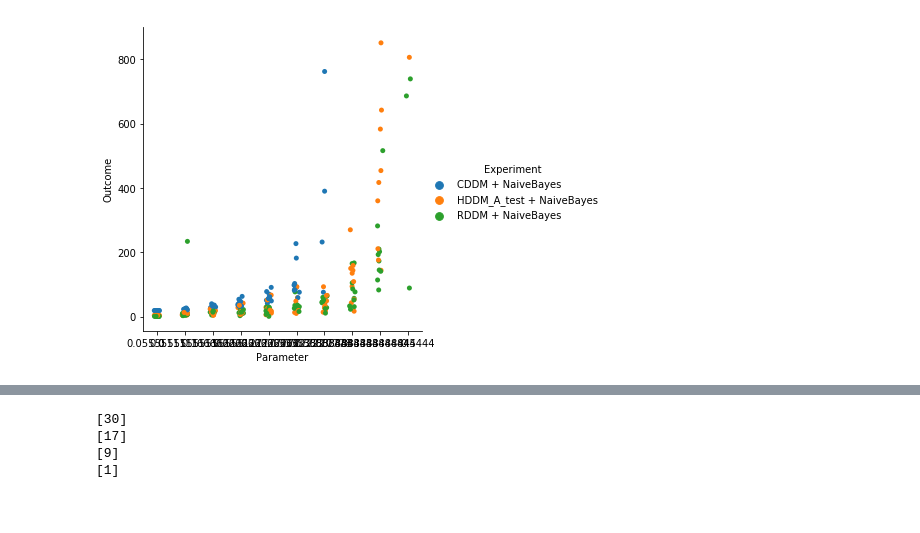
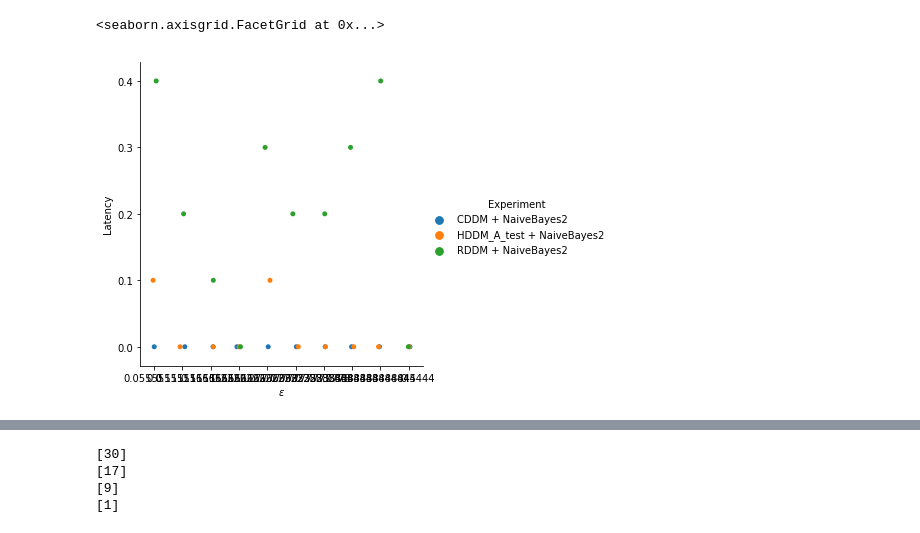
Before and after one commit to hamishhuggard/masters_code, a Jupyter notebook: epddm/epddm_experiments_2.ipynb, the cells around one changed output, grey strips where cells are left out. Saved outputs shown, nothing was run; the diff lists cells and outputs as text; code cells hidden in the pictures.

```diff
--- a/epddm/epddm_experiments_2.ipynb
+++ b/epddm/epddm_experiments_2.ipynb
@@ -242,0 +392,23 @@ latency = latency_experiments()
+# %%
+detectors = ['CDDM', 'HDDM_A_test', 'RDDM']
+models = ['NaiveBayes2']
+rates = [0.5, 0.5]
+
+def high_noise_experiment(epsilon, repeats=10):
+    probs = [0.5-epsilon, 0.5+epsilon, 0.5-epsilon, 0.5+epsilon]
+    results = pd.DataFrame(columns=['Experiment', 'Parameter', 'Outcome'])
+    for i in range(repeats):
+        for detector in detectors:
+            for model in models:
+                exp = Experiment(probs, detector, model, rates, epsilon)
+                exp.run_experiment()
+                results = results.append(exp.get_result_row())
+    return results
+
+def high_noise_experiments(repeats=10):
+    results = pd.DataFrame(columns=['Experiment', 'Parameter', 'Outcome'])
+    for epsilon in np.linspace(0, 0.5, num=10):
+        results = results.append(high_noise_experiment(epsilon, repeats))
+    return results
+
+high_noise = high_noise_experiments()
@@ -242,0 +429,16 @@ latency = latency_experiments()
+# %%
+def get_fp_data(data):
+    results = pd.DataFrame(columns=['Experiment', 'Parameter', 'Outcome'])
+    i = 1
+    for exp in data.Experiment.unique():
+        for param in data.Parameter.unique():
+            results_i = data[(data['Experiment']==exp) & (data['Parameter']==param)]
+            if len(results_i)==0:
+                continue
+            detection_rate = len([i for i in results_i['Outcome'] if i])/len(results_i)
+            results.loc[i, :] = [exp, param, detection_rate]
+            i += 1
+    return results
+# %%
+high_noise_fp = get_fp_data(high_noise)
+high_noise_fp.head()
@@ -243,5 +452,8 @@ latency = latency_experiments()
 # %%
-latency['Experiment'] = latency['Experiment'].astype('category')
-sns.catplot(x='Parameter', y='Outcome', hue='Experiment', data=latency);
+high_noise_fp['Experiment'] = high_noise_fp['Experiment'].astype('category')
+g = sns.catplot(x='Parameter', y='Outcome', hue='Experiment', data=high_noise_fp)
+g.set_axis_labels('$\epsilon$', 'Latency')
+# g.ax.set_xticks(np.arange(0, 0.6, step=0.1));
 # %% [output]
+<seaborn.axisgrid.FacetGrid at 0x...>
-[figure, old version]
+[figure, new version]
```
Also changed, not shown: parts of 41 cells of this notebook, 1 other file.
